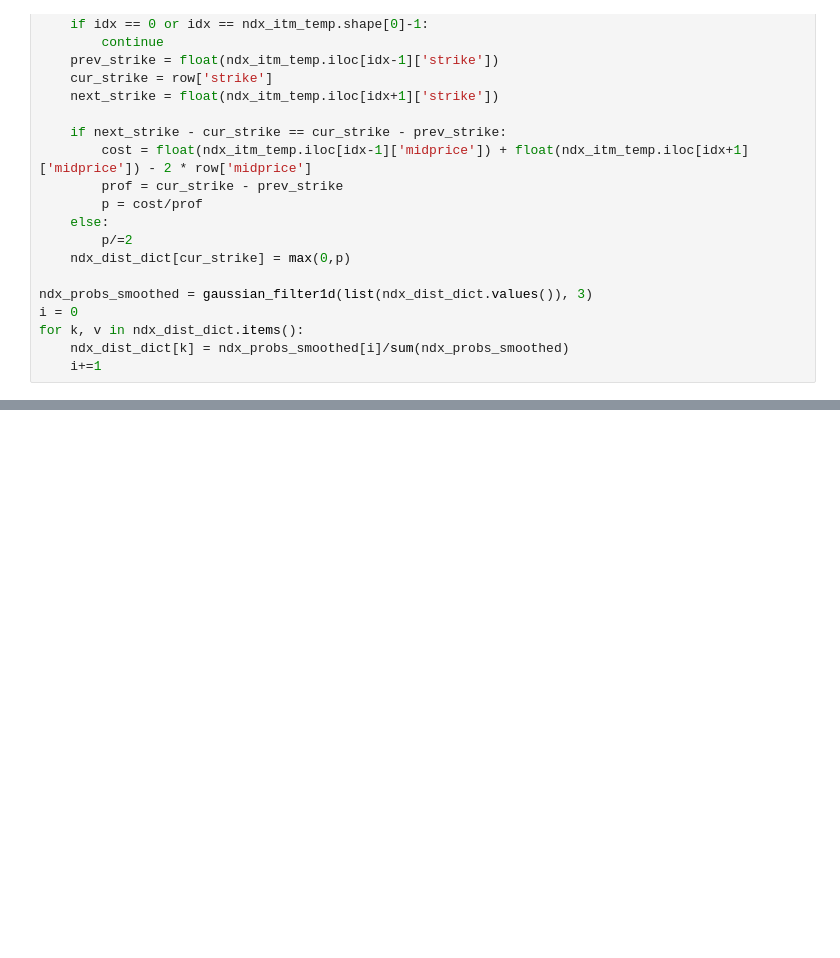
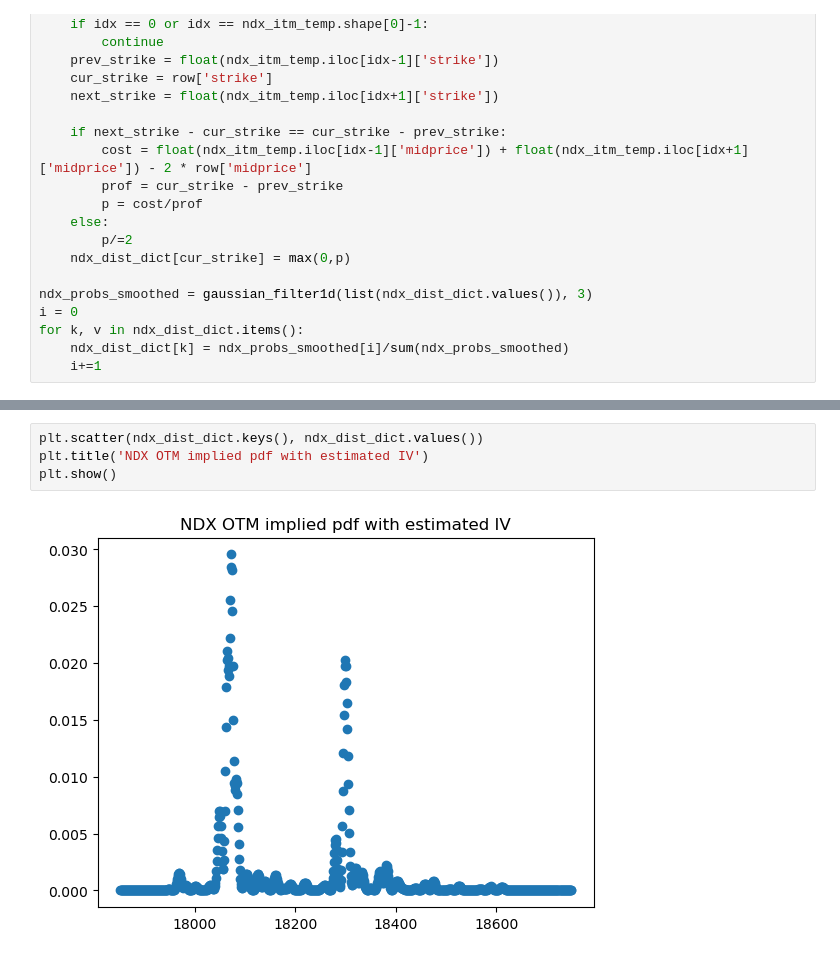
Before and after one commit to ijamil1/kalshi_mm, a Jupyter notebook: options_implied_pdf.ipynb, the cells around one changed output, grey strips where cells are left out. Saved outputs shown, nothing was run; the diff lists cells and outputs as text; blank space fills up the shorter version.

```diff
--- a/options_implied_pdf.ipynb
+++ b/options_implied_pdf.ipynb
@@ -239,0 +311,6 @@ Text(0.5, 1.0, 'NDX OTM implied pdf')
+# %%
+plt.scatter(ndx_dist_dict.keys(), ndx_dist_dict.values())
+plt.title('NDX OTM implied pdf with estimated IV')
+plt.show()
+# %% [output]
+[figure, added]
```
Also changed, not shown: parts of 27 cells of this notebook, 1 other file.
